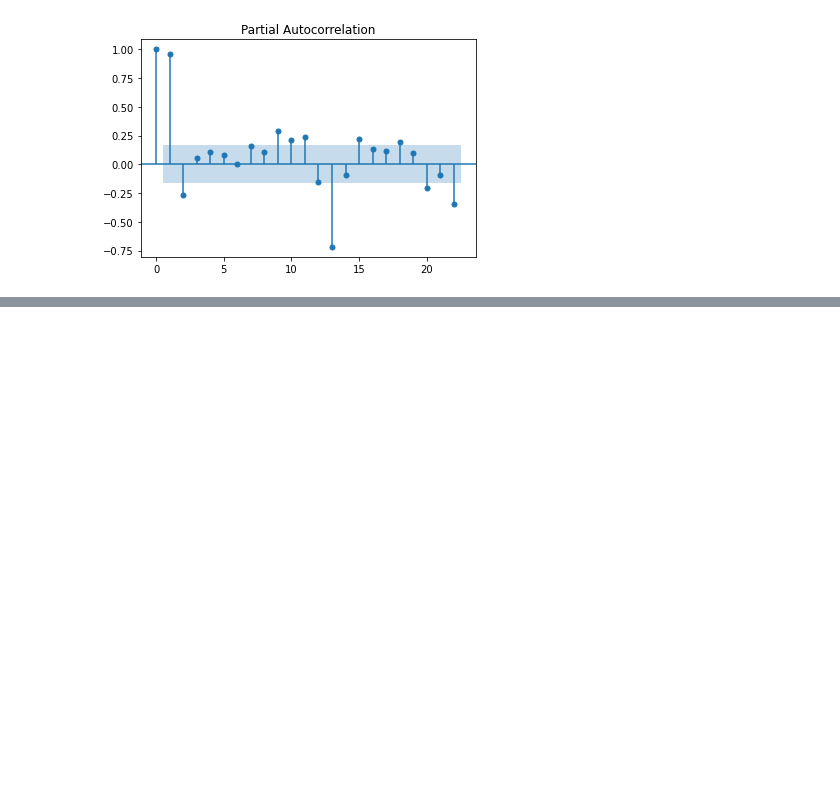
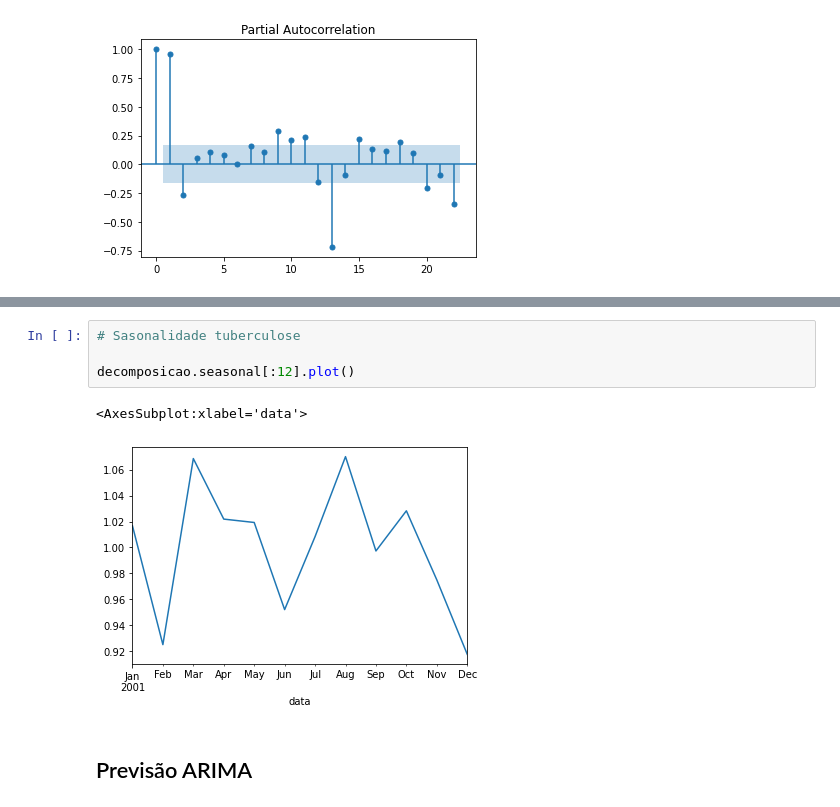
Before and after one commit to joutav/Bootcamp-data-science, a Jupyter notebook: modulo-4/analise-series-temporais/notebooks/projeto.ipynb, the cells around one changed output, grey strips where cells are left out. Saved outputs shown, nothing was run; the diff lists cells and outputs as text; blank space fills up the shorter version.

```diff
--- a/modulo-4/analise-series-temporais/notebooks/projeto.ipynb
+++ b/modulo-4/analise-series-temporais/notebooks/projeto.ipynb
@@ -236,0 +287,9 @@ plot_pacf(dados_passageiros['#Passengers']);
+# %%
+# Sasonalidade tuberculose
+
+decomposicao.seasonal[:12].plot()
+# %% [output]
+<AxesSubplot:xlabel='data'>
+[figure, added]
+# %% [markdown]
+## Previsão ARIMA
```
Also changed, not shown: parts of 32 cells of this notebook.
